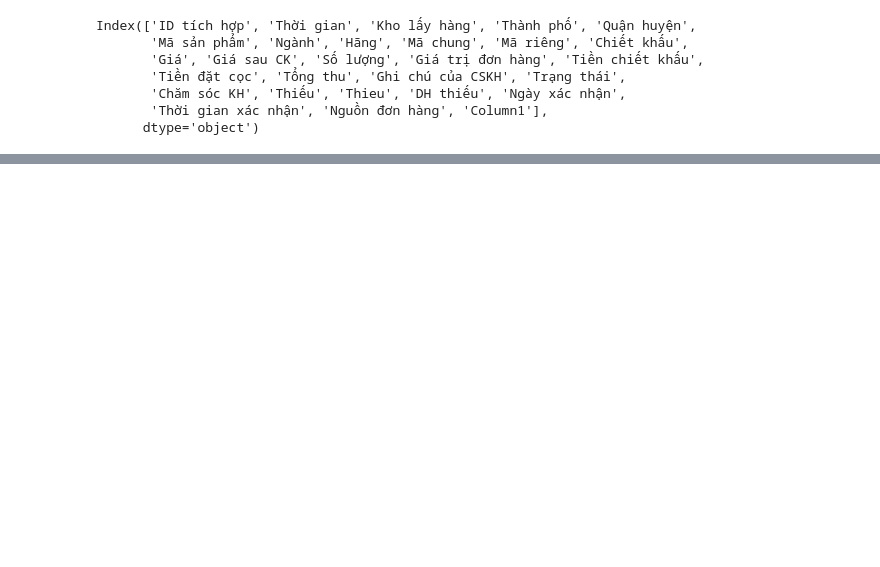
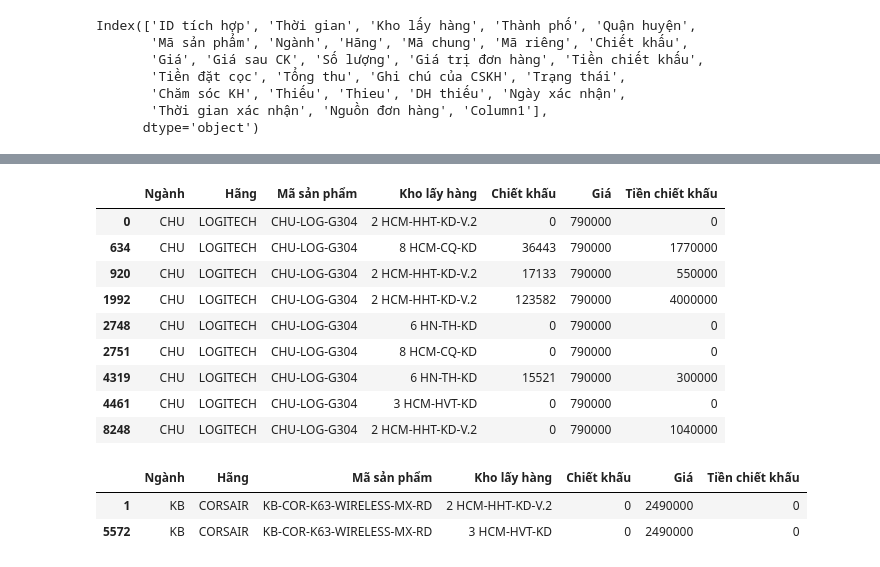
Before and after one commit to Linh-Thai/learningda, a Jupyter notebook: data/Pandas GEARVN.ipynb, the cells around one changed output, grey strips where cells are left out. Cells and saved outputs as stored; diff of their text form; code cells hidden in the pictures; blank space fills up the shorter version.

Commit message:
" - Add code for convert price, discount, ... values - Add some comments to clarify the relationship between columns "

```diff
--- a/data/Pandas GEARVN.ipynb
+++ b/data/Pandas GEARVN.ipynb
@@ -90,5 +144,0 @@ display(pdf_prod.head())
-# %%
-#Replace "," to ""
-pdf_prod["Chiết khấu"].replace(to_replace =",",
-                 value ="", inplace = True)
-display(pdf_prod.head())
@@ -102,2 +144,0 @@ display(pdf_prod.head())
-# %%
-pdf_prod["Chiết khấu"] = pdf_prod["Chiết khấu"].astype(float)
@@ -106,3 +144,0 @@ ValueError: could not convert string to float: '350,000'
-# %%
-pdf_prod["Tiền chiết khấu"].fillna(0, inplace=True)
-display(pdf_prod.head())
@@ -116,5 +144,0 @@ display(pdf_prod.head())
-# %%
-#Replace "-" to ""
-pdf_prod["Giá"].replace(to_replace ="-",
-                 value ="0", inplace = True)
-display(pdf_prod.head())
@@ -127,0 +149,27 @@ display(pdf_prod.head())
+# %%
+display(pdf_prod[
+    (pdf_prod["Ngành"]=="CHU")
+    & (pdf_prod["Hãng"]=="LOGITECH")
+    & (pdf_prod["Mã sản phẩm"]=="CHU-LOG-G304")
+])
+# %% [output]
+|  | Ngành | Hãng | Mã sản phẩm | Kho lấy hàng | Chiết khấu | Giá | Tiền chiết khấu |
+| 0 | CHU | LOGITECH | CHU-LOG-G304 | 2 HCM-HHT-KD-V.2 | 0 | 790000 | 0 |
+| 634 | CHU | LOGITECH | CHU-LOG-G304 | 8 HCM-CQ-KD | 36443 | 790000 | 1770000 |
+| 920 | CHU | LOGITECH | CHU-LOG-G304 | 2 HCM-HHT-KD-V.2 | 17133 | 790000 | 550000 |
+| 1992 | CHU | LOGITECH | CHU-LOG-G304 | 2 HCM-HHT-KD-V.2 | 123582 | 790000 | 4000000 |
+| 2748 | CHU | LOGITECH | CHU-LOG-G304 | 6 HN-TH-KD | 0 | 790000 | 0 |
+| 2751 | CHU | LOGITECH | CHU-LOG-G304 | 8 HCM-CQ-KD | 0 | 790000 | 0 |
+| 4319 | CHU | LOGITECH | CHU-LOG-G304 | 6 HN-TH-KD | 15521 | 790000 | 300000 |
+| 4461 | CHU | LOGITECH | CHU-LOG-G304 | 3 HCM-HVT-KD | 0 | 790000 | 0 |
+| 8248 | CHU | LOGITECH | CHU-LOG-G304 | 2 HCM-HHT-KD-V.2 | 0 | 790000 | 1040000 |
+# %%
+pdf_prod[
+    (pdf_prod["Ngành"]=="KB")
+    & (pdf_prod["Hãng"]=="CORSAIR")
+    & (pdf_prod["Mã sản phẩm"]=="KB-COR-K63-WIRELESS-MX-RD")
+]
+# %% [output]
+|  | Ngành | Hãng | Mã sản phẩm | Kho lấy hàng | Chiết khấu | Giá | Tiền chiết khấu |
+| 1 | KB | CORSAIR | KB-COR-K63-WIRELESS-MX-RD | 2 HCM-HHT-KD-V.2 | 0 | 2490000 | 0 |
+| 5572 | KB | CORSAIR | KB-COR-K63-WIRELESS-MX-RD | 3 HCM-HVT-KD | 0 | 2490000 | 0 |
```
Also changed, not shown: parts of 22 cells of this notebook, 1 other file.
